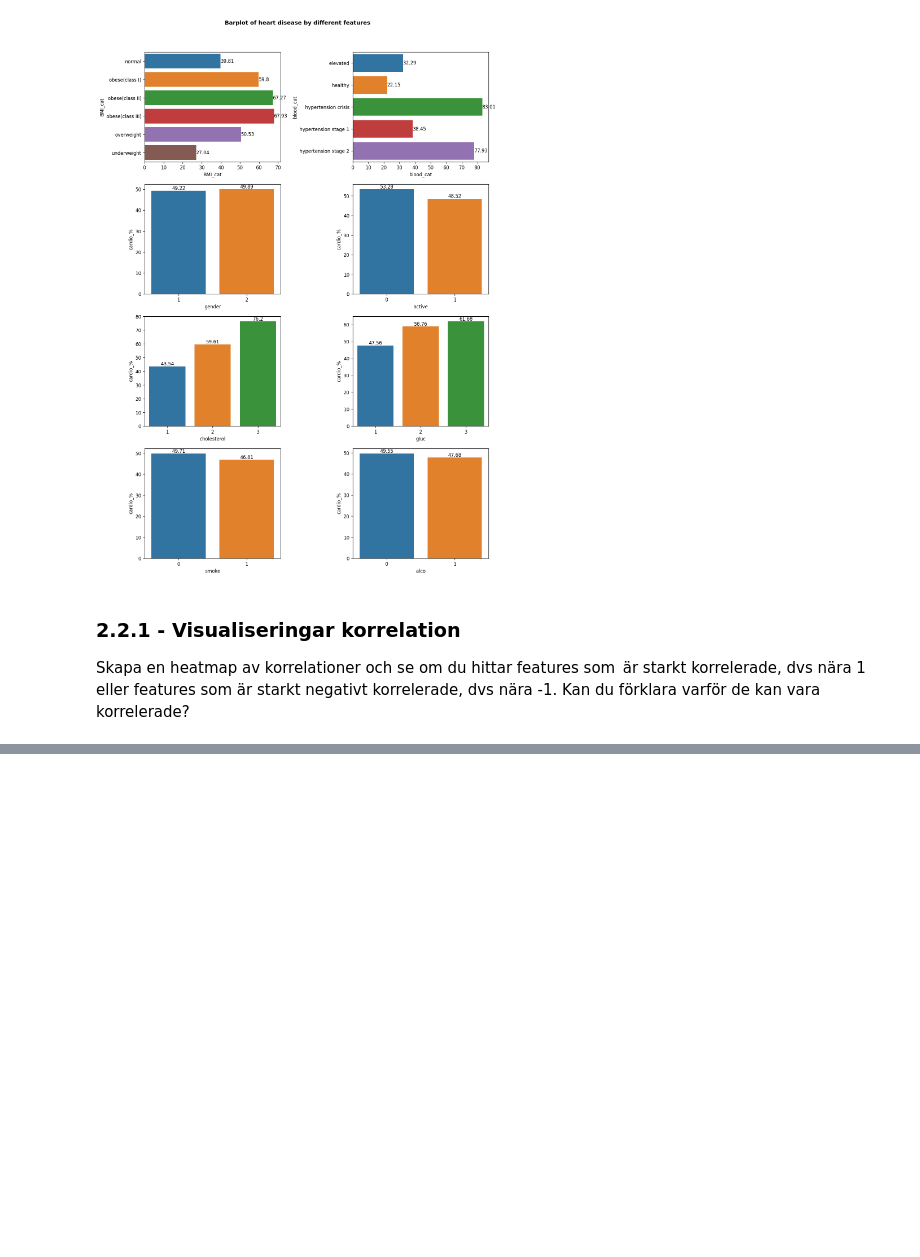
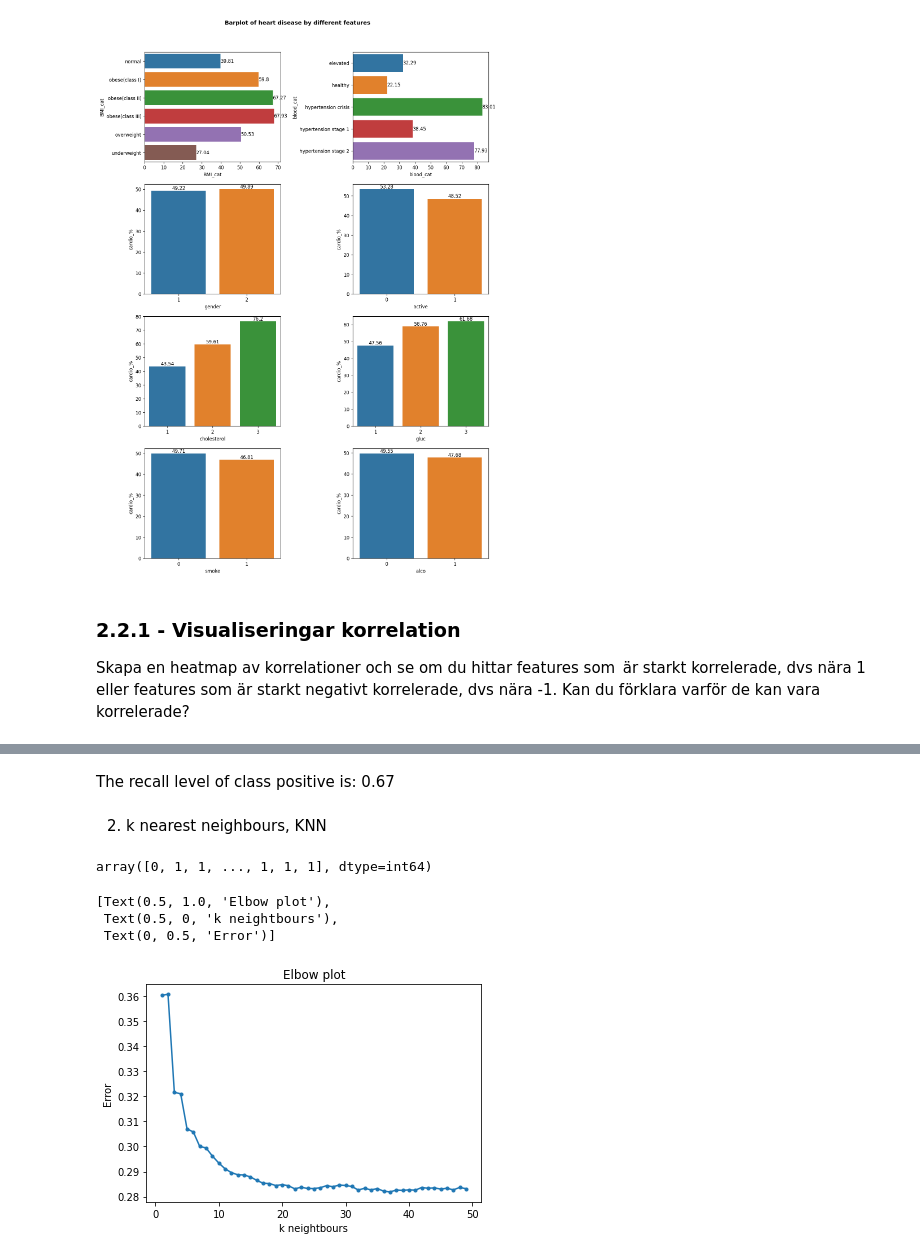
Before and after one commit to yuna-liu/Maskininlarning-Yuna-Liu, a Jupyter notebook: Lab1/DiseasePrediction.ipynb, the cells around one changed output, grey strips where cells are left out. Cells and saved outputs as stored; diff of their text form; code cells hidden in the pictures; blank space fills up the shorter version.

```diff
--- a/Lab1/DiseasePrediction.ipynb
+++ b/Lab1/DiseasePrediction.ipynb
@@ -548,0 +654,35 @@ På andra dataframet:
+# %% [markdown]
+The recall level of class positive is: 0.67
+# %% [markdown]
+2. k nearest neighbours, KNN
+# %%
+from sklearn.preprocessing import MinMaxScaler
+from sklearn.model_selection import train_test_split
+from sklearn.neighbors import KNeighborsClassifier
+
+# want to have somewhat larger test set for evaluation metrics later
+X_train, X_test, y_train, y_test = train_test_split(X, y, test_size=0.5, random_state=42)
+
+scaler = MinMaxScaler()
+scaled_X_train = scaler.fit_transform(X_train)
+scaled_X_test = scaler.transform(X_test)
+# %% [output]
+array([0, 1, 1, ..., 1, 1, 1], dtype=int64)
+# %%
+error = 1-accuracy_score(y_test, y_pred)
+error_list = []
+
+for k in range(1,50):
+    model_KNN = KNeighborsClassifier(n_neighbors=k)
+    model_KNN.fit(scaled_X_train, y_train)
+    y_pred = model_KNN.predict(scaled_X_test)
+    error_list.append(1-accuracy_score(y_test, y_pred))
+
+fig, ax = plt.figure(), plt.axes()
+ax.plot(range(1, len(error_list)+1), error_list, ".-")
+ax.set(title="Elbow plot", xlabel = "k neightbours", ylabel= "Error")
+# %% [output]
+[Text(0.5, 1.0, 'Elbow plot'),
+ Text(0.5, 0, 'k neightbours'),
+ Text(0, 0.5, 'Error')]
+[figure, added]
```
Also changed, not shown: parts of 33 cells of this notebook, 1 other file.
